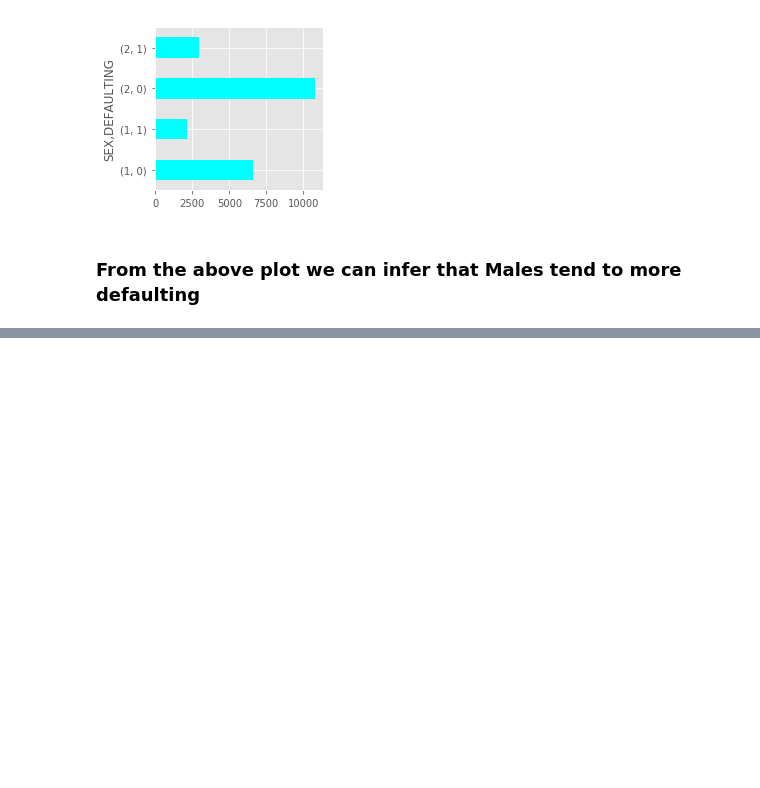
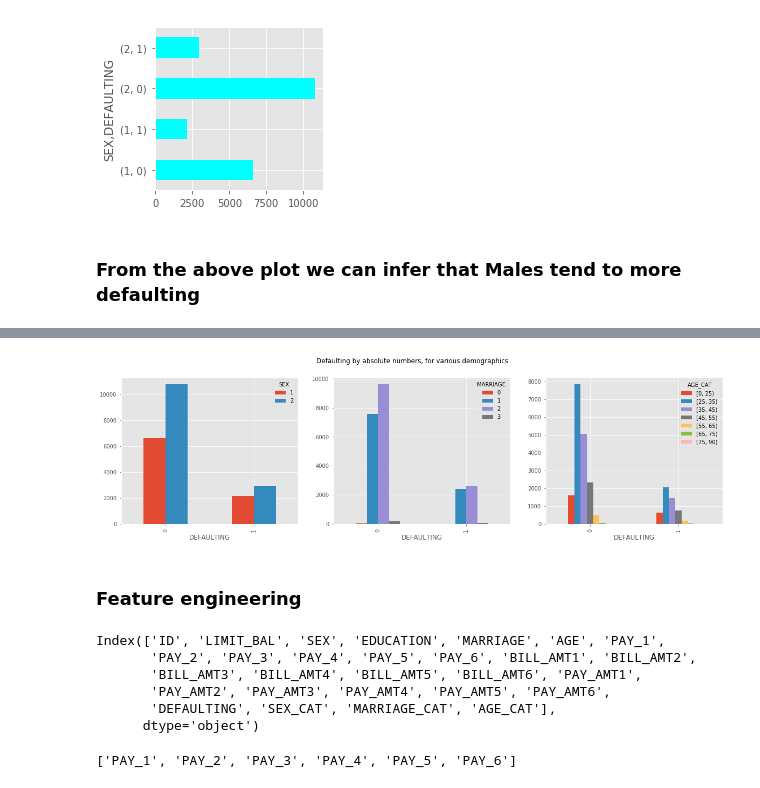
Before and after one commit to RaghwendraSingh/DataChallenge, a Jupyter notebook: notebooks/Defaulting.ipynb, the cells around one changed output, grey strips where cells are left out. Saved outputs shown, nothing was run; the diff lists cells and outputs as text; code cells hidden in the pictures; blank space fills up the shorter version.

Commit message:
created vizualizations, feature engineering and feature selection and model selection

```diff
--- a/notebooks/Defaulting.ipynb
+++ b/notebooks/Defaulting.ipynb
@@ -127,3 +127,6 @@ male defaulting accounts are 24.61520921217649% out of 8771 observations
 [figure]
 # %% [markdown]
 ### From the above plot we can infer that Males tend to more defaulting
+# %%
+df['SEX_CAT'] = df['SEX'].astype('category').cat.rename_categories(['M', 'F'])
+df['MARRIAGE_CAT'] = df['MARRIAGE'].astype('category').cat.rename_categories(['na', 'married', 'single', 'other'])
@@ -129,0 +143,3 @@ male defaulting accounts are 24.61520921217649% out of 8771 observations
+# %%
+for i in range(0, 100, 10):
+    print(i)
@@ -129,0 +157,2 @@ male defaulting accounts are 24.61520921217649% out of 8771 observations
+# %%
+df['AGE_CAT'] = pd.cut(df['AGE'], [0,25,35,45,55,65,75,90], right=False)
@@ -129,0 +171,31 @@ male defaulting accounts are 24.61520921217649% out of 8771 observations
+# %%
+pattern = re.compile("^PAY_[0-9]+$")
+pay_status_columns = [ x for x in df.columns if (pattern.match(x))]
+for i in pay_status_columns:
+    df[i] = df[i].astype('category')
+# %%
+fig, ax = plt.subplots(1,3)
+fig.set_size_inches(20,5)
+fig.suptitle('Defaulting by absolute numbers, for various demographics')
+
+d = df.groupby(['DEFAULTING', 'SEX']).size()
+p = d.unstack(level=1).plot(kind='bar', ax=ax[0])
+
+d = df.groupby(['DEFAULTING', 'MARRIAGE']).size()
+p = d.unstack(level=1).plot(kind='bar', ax=ax[1])
+
+d = df.groupby(['DEFAULTING', 'AGE_CAT']).size()
+p = d.unstack(level=1).plot(kind='bar', ax=ax[2])
+# %% [output]
+[figure, added]
+# %% [markdown]
+### Feature engineering
+# %%
+df.columns
+# %% [output]
+Index(['ID', 'LIMIT_BAL', 'SEX', 'EDUCATION', 'MARRIAGE', 'AGE', 'PAY_1',
+       'PAY_2', 'PAY_3', 'PAY_4', 'PAY_5', 'PAY_6', 'BILL_AMT1', 'BILL_AMT2',
+       'BILL_AMT3', 'BILL_AMT4', 'BILL_AMT5', 'BILL_AMT6', 'PAY_AMT1',
+       'PAY_AMT2', 'PAY_AMT3', 'PAY_AMT4', 'PAY_AMT5', 'PAY_AMT6',
+       'DEFAULTING', 'SEX_CAT', 'MARRIAGE_CAT', 'AGE_CAT'],
+      dtype='object')
@@ -129,0 +205,4 @@ male defaulting accounts are 24.61520921217649% out of 8771 observations
+# %%
+selectColumns('PAY_')
+# %% [output]
+['PAY_1', 'PAY_2', 'PAY_3', 'PAY_4', 'PAY_5', 'PAY_6']
```
Also changed, not shown: parts of 41 cells of this notebook.
